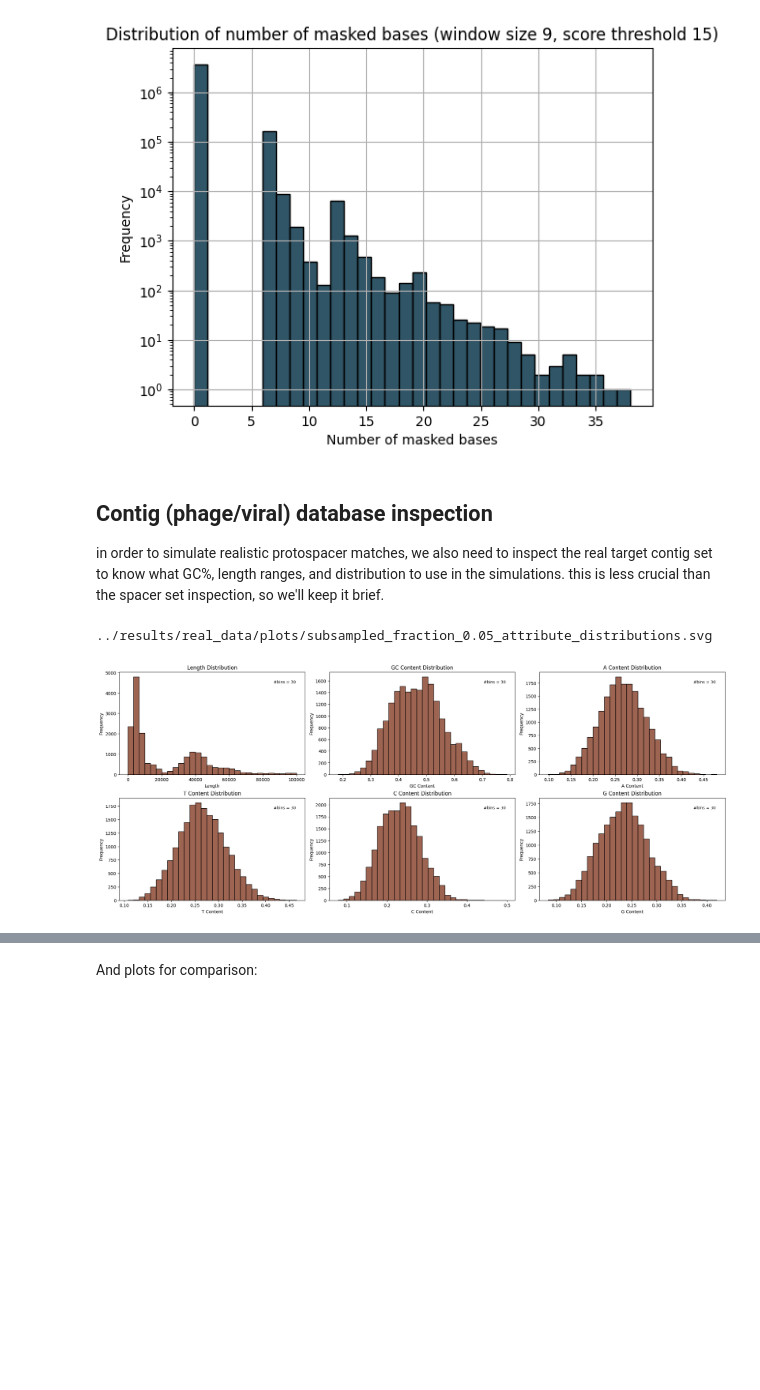
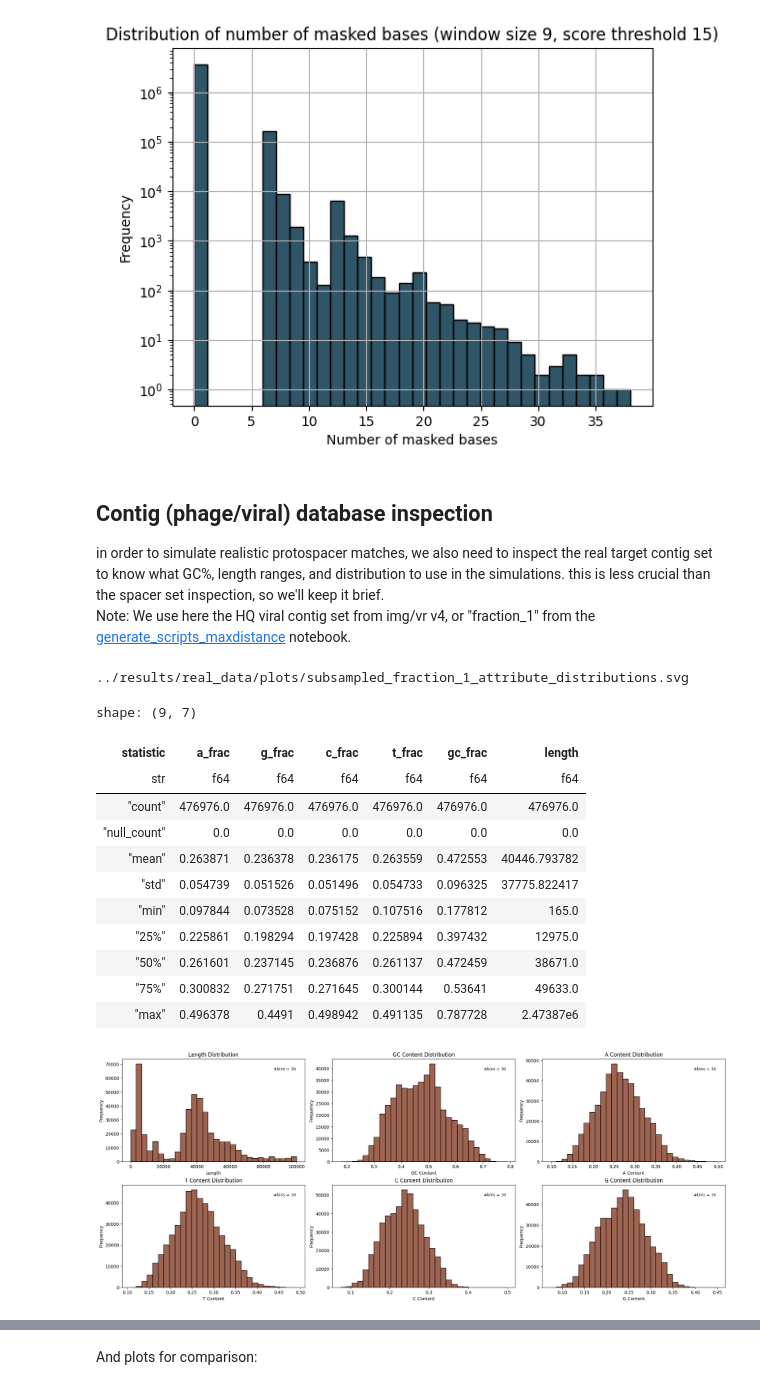
Before and after one commit to rickbeeloo/spacer_matching_bench, a Jupyter notebook: notebooks/real_spacer_inspection.ipynb, the cells around one changed output, grey strips where cells are left out. Cells and saved outputs as stored; diff of their text form; code cells hidden in the pictures; blank space fills up the shorter version.

Commit message:
Add support for {max_distance} place holder variable in the config jsons. Update real_spacer_inspection.ipynb

```diff
--- a/notebooks/real_spacer_inspection.ipynb
+++ b/notebooks/real_spacer_inspection.ipynb
@@ -551,19 +427,20 @@ plt.show()
 # %% [markdown]
 ## Contig (phage/viral) database inspection
 in order to simulate realistic protospacer matches, we also need to inspect the real target contig set to know what GC%, length ranges, and distribution to use in the simulations. this is less crucial than the spacer set inspection, so we'll keep it brief.
+Note: We use here the HQ viral contig set from img/vr v4, or "fraction_1" from the [generate_scripts_maxdistance](notebooks/generate_scripts_maxdistance.ipynb) notebook.
+# %%
+real_contigs_df = pl.DataFrame(read_fasta_needletail("../results/real_data/subsamples/fraction_1/subsampled_data/subsampled_contigs.fa"), schema={'seqid': pl.Utf8, 'seq': pl.Utf8})
+real_contigs_df = real_contigs_df.with_columns(
+    pl.col("seq").str.len_chars().alias("length")
+    )
+real_contigs_df = real_contigs_df.with_columns(
+    (pl.col("seq").str.count_matches("G|C|g|c")/pl.col("length")).alias("gc_frac"),
+    (pl.col("seq").str.count_matches("A|a")/pl.col("length")).alias("a_frac"),
+    (pl.col("seq").str.count_matches("T|t") / pl.col("length")).alias("t_frac"),
+    (pl.col("seq").str.count_matches("C|c") / pl.col("length")).alias("c_frac"),
+    (pl.col("seq").str.count_matches("G|g") / pl.col("length")).alias("g_frac"),
+        )
 # %%
-# reminder - pydustmasker values
-real_contigs_df = pl.DataFrame(read_fasta_needletail("../results/real_data/subsamples/fraction_0.05/subsampled_data/subsampled_contigs.fa"), schema={'seqid': pl.Utf8, 'seq': pl.Utf8})
-real_contigs_df = real_contigs_df.with_columns(
-    pl.col("seq").str.len_chars().alias("length")
-    )
-real_contigs_df = real_contigs_df.with_columns(
-    (pl.col("seq").str.count_matches("G|C|g|c")/pl.col("length")).alias("gc_frac"),
-    (pl.col("seq").str.count_matches("A|a")/pl.col("length")).alias("a_frac"),
-    (pl.col("seq").str.count_matches("T|t") / pl.col("length")).alias("t_frac"),
-    (pl.col("seq").str.count_matches("C|c") / pl.col("length")).alias("c_frac"),
-    (pl.col("seq").str.count_matches("G|g") / pl.col("length")).alias("g_frac"),
-        )
 # quick multi facet plots for the simulated spacers (length, gc_frac, a_frac, t_frac, c_frac, g_frac, lcc, entropy, low_compx_n_masked)
 fig, axes = plt.subplots(
     2, 3,
@@ -607,34 +484,47 @@ bins_a = 30
 sns.histplot(real_contigs_df, x="a_frac", bins=bins_a, ax=axes[0, 2])
 axes[0, 2].set_title('A Content Distribution')
 axes[0, 2].set_xlabel('A Content')
 axes[0, 2].set_ylabel('Frequency')
 _add_bin_annotation(axes[0, 2], bins_a)
 
 # T content distribution
 bins_t = 30
 sns.histplot(real_contigs_df, x="t_frac", bins=bins_t, ax=axes[1, 0])
 axes[1, 0].set_title('T Content Distribution')
 axes[1, 0].set_xlabel('T Content')
 axes[1, 0].set_ylabel('Frequency')
 _add_bin_annotation(axes[1, 0], bins_t)
 # C content distribution
 bins_c = 30
 sns.histplot(real_contigs_df, x="c_frac", bins=bins_c, ax=axes[1, 1])
 axes[1, 1].set_title('C Content Distribution')
 axes[1, 1].set_xlabel('C Content')
 axes[1, 1].set_ylabel('Frequency')
 _add_bin_annotation(axes[1, 1], bins_c)
 # G content distribution (note: same axes[0,4] was previously overwritten)
 bins_g = 30
 sns.histplot(real_contigs_df, x="g_frac", bins=bins_g, ax=axes[1, 2])
 axes[1, 2].set_title('G Content Distribution')
 axes[1, 2].set_xlabel('G Content')
 axes[1, 2].set_ylabel('Frequency')
 _add_bin_annotation(axes[1, 2], bins_g)
 
 
-plt.savefig("../results/real_data/plots/" + 'subsampled_fraction_0.05_attribute_distributions.svg')
-print("../results/real_data/plots/" + 'subsampled_fraction_0.05_attribute_distributions.svg')
+plt.savefig("../results/real_data/plots/" + 'subsampled_fraction_1_attribute_distributions.svg')
+print("../results/real_data/plots/" + 'subsampled_fraction_1_attribute_distributions.svg')
+real_contigs_df["a_frac","g_frac","c_frac","t_frac","gc_frac","length"].describe()
 # %% [output]
-../results/real_data/plots/subsampled_fraction_0.05_attribute_distributions.svg
+../results/real_data/plots/subsampled_fraction_1_attribute_distributions.svg
+shape: (9, 7)
+| statistic | a_frac | g_frac | c_frac | t_frac | gc_frac | length |
+| str | f64 | f64 | f64 | f64 | f64 | f64 |
+| "count" | 476976.0 | 476976.0 | 476976.0 | 476976.0 | 476976.0 | 476976.0 |
+| "null_count" | 0.0 | 0.0 | 0.0 | 0.0 | 0.0 | 0.0 |
+| "mean" | 0.263871 | 0.236378 | 0.236175 | 0.263559 | 0.472553 | 40446.793782 |
+| "std" | 0.054739 | 0.051526 | 0.051496 | 0.054733 | 0.096325 | 37775.822417 |
+| "min" | 0.097844 | 0.073528 | 0.075152 | 0.107516 | 0.177812 | 165.0 |
+| "25%" | 0.225861 | 0.198294 | 0.197428 | 0.225894 | 0.397432 | 12975.0 |
+| "50%" | 0.261601 | 0.237145 | 0.236876 | 0.261137 | 0.472459 | 38671.0 |
+| "75%" | 0.300832 | 0.271751 | 0.271645 | 0.300144 | 0.53641 | 49633.0 |
+| "max" | 0.496378 | 0.4491 | 0.498942 | 0.491135 | 0.787728 | 2.47387e6 |
-[figure, old version]
+[figure, new version]
```
Also changed, not shown: parts of 34 cells of this notebook, 14 other files.
